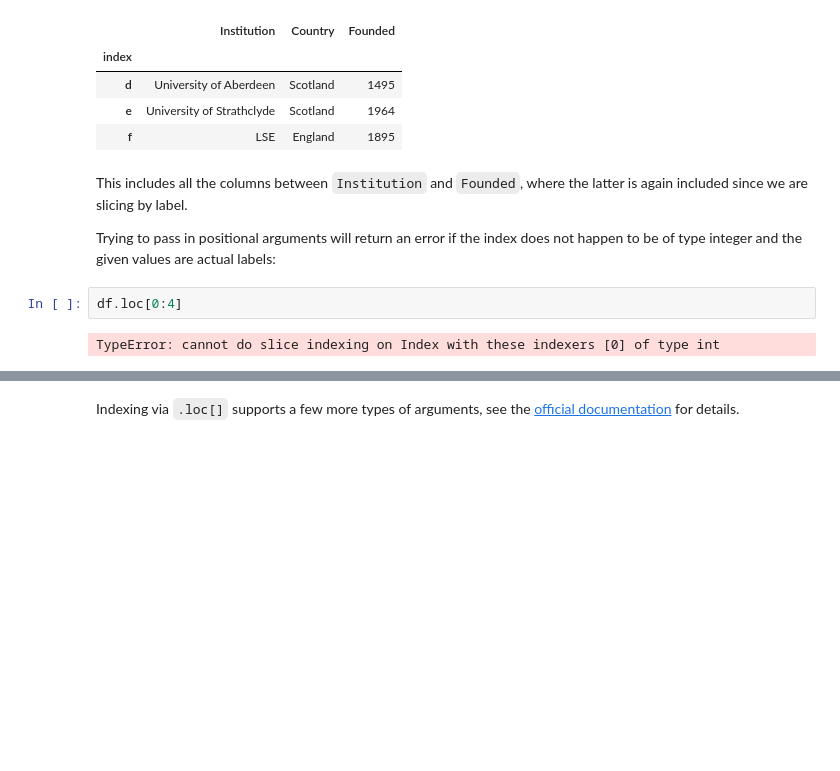
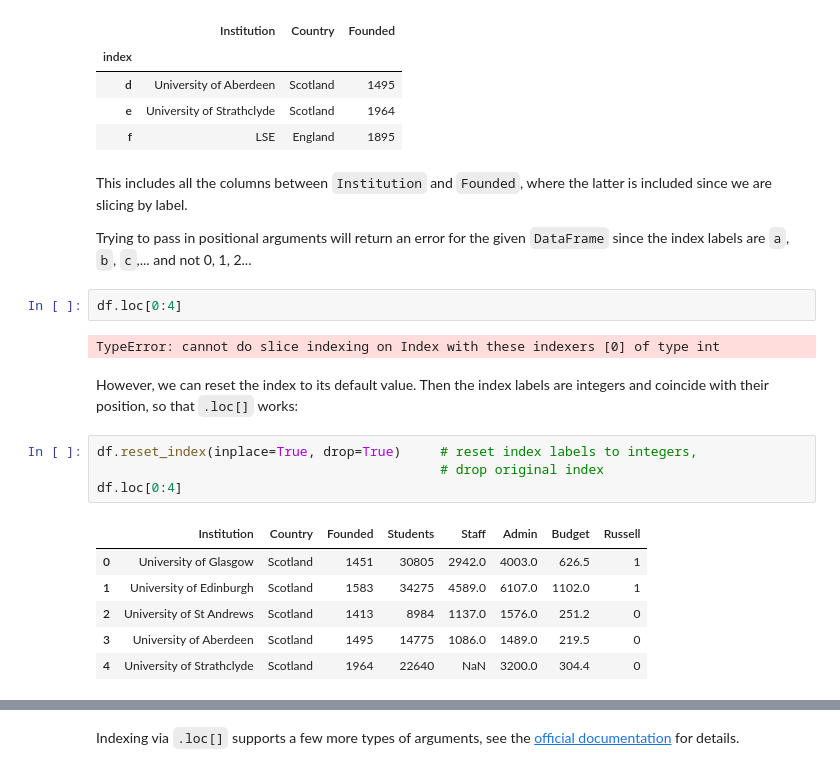
Before and after one commit to richardfoltyn/python-statistics, a Jupyter notebook: lectures/unit8.ipynb, the cells around one changed output, grey strips where cells are left out. Drawn from its saved outputs; the diff is of its cells as text; blank space fills up the shorter version.

```diff
--- a/lectures/unit8.ipynb
+++ b/lectures/unit8.ipynb
@@ -426,13 +467,28 @@ df.loc['d':'f', 'Institution':'Founded']
 | f | LSE | England | 1895 |
 # %% [markdown]
 This includes all the columns between `Institution` and `Founded`,
-where the latter is again included since we are slicing by label.
+where the latter is included since we are slicing by label.
 
-Trying to pass in positional arguments will return an error if the
-index does not happen to be of type integer and the given values
-are actual labels:
+Trying to pass in positional arguments will return an error for
+the given `DataFrame` since the index labels are `a`, `b`, `c`,...
+and not 0, 1, 2...
 # %%
 df.loc[0:4]
 # %% [output]
 TypeError: cannot do slice indexing on Index with these indexers [0] of type int
+# %% [markdown]
+However, we can reset the index to its default value. Then
+the index labels are integers and coincide with their position,
+so that `.loc[]` works:
+# %%
+df.reset_index(inplace=True, drop=True)     # reset index labels to integers,
+                                            # drop original index
+df.loc[0:4]
+# %% [output]
+|  | Institution | Country | Founded | Students | Staff | Admin | Budget | Russell |
+| 0 | University of Glasgow | Scotland | 1451 | 30805 | 2942.0 | 4003.0 | 626.5 | 1 |
+| 1 | University of Edinburgh | Scotland | 1583 | 34275 | 4589.0 | 6107.0 | 1102.0 | 1 |
+| 2 | University of St Andrews | Scotland | 1413 | 8984 | 1137.0 | 1576.0 | 251.2 | 0 |
+| 3 | University of Aberdeen | Scotland | 1495 | 14775 | 1086.0 | 1489.0 | 219.5 | 0 |
+| 4 | University of Strathclyde | Scotland | 1964 | 22640 | NaN | 3200.0 | 304.4 | 0 |
 # %% [markdown]
```
Also changed, not shown: parts of 26 cells of this notebook, 3 other files.
